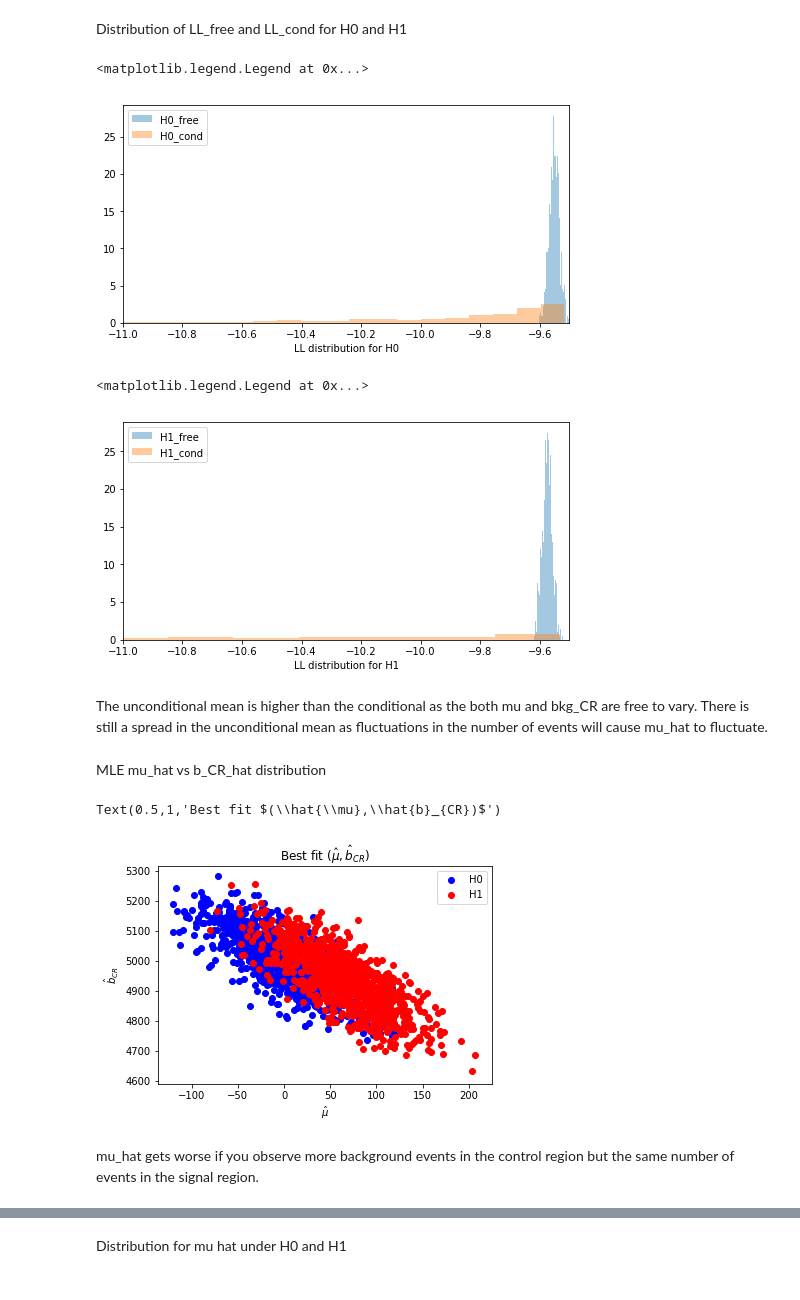
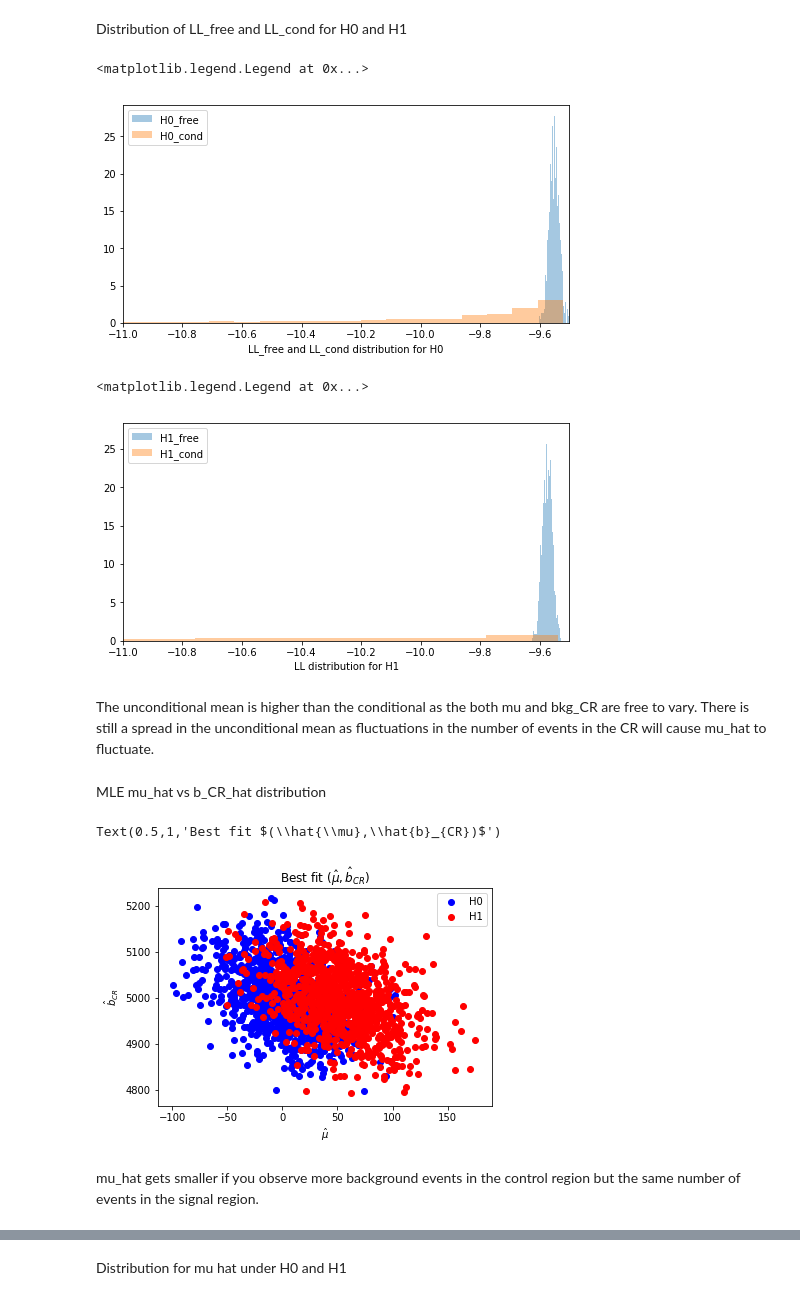
Before and after one commit to natashahehir/Statistics, a Jupyter notebook: single_bin_with_SR_CR.ipynb, the cells around one changed output, grey strips where cells are left out. Cells and saved outputs as stored; diff of their text form; code cells hidden in the pictures.

```diff
--- a/single_bin_with_SR_CR.ipynb
+++ b/single_bin_with_SR_CR.ipynb
@@ -121,20 +136,22 @@ def likelihood(mu, n, background):
     likelihood = poisson.pmf(n, mu=expected_events)
     return likelihood
 # %%
-def log_likelihood(mu, n,background):
-    s0 = 1
-    signal = mu * s0
-    expected_events = signal + background
-    log_likelihood = poisson.logpmf(n, mu=expected_events)
-    return log_likelihood
+def log_likelihood(mu, n, background):
+
+    #log_likelihood = poisson.logpmf(n, muz)
+
+    l = likelihood(mu,n,background)
+    log_l = np.log(l)
+    return log_l
 # %%
 ## L_model = L(SR) * L(CR)
 ## ln L_model = ln(L(SR)*L(CR)) = ln(L(SR)) + ln(L(CR))
 
 def model_log_likelihood(mu, bkg_CR, SR_events, CR_events):
-    bkg_SR = bkg_CR * 0.2  # r=0.2
+    bkg_SR = bkg_CR * r
     ll_SR = log_likelihood(mu = mu, n = SR_events, background = bkg_SR)
-    ll_CR = log_likelihood(mu = mu, n = CR_events, background = bkg_CR)
+    #ll_CR = log_likelihood(mu = bkg_CR, n = CR_events, background = bkg_CR)
+    ll_CR = poisson.logpmf(CR_events, mu = bkg_CR)
     return ll_SR+ll_CR
 # %%
 def neg_log_l_free(x, SR_events, CR_events):
@@ -163,22 +181,22 @@ def maximise_LL(SR_events,CR_events, mu):
 
     return (LL_free, mu_fit_free, bkg_CR_free, LL_cond, bkg_CR_cond)
 # %%
-max_LL_results_H0 = [maximise_LL(SR,CR, mu_SR_H0) for SR,CR in zip(observed_events_SR_H0,observed_events_CR_H0)]
+max_LL_results_H0 = [maximise_LL(SR,CR, mu = mu_SR_H0) for SR,CR in zip(observed_events_SR_H0,observed_events_CR_H0)]
 max_LL_results_H0 = np.array(max_LL_results_H0)
-max_LL_results_H1 = [maximise_LL(SR,CR, mu_SR_H0) for SR,CR in zip(observed_events_SR_H1,observed_events_CR_H1)]
+max_LL_results_H1 = [maximise_LL(SR,CR, mu = mu_SR_H0) for SR,CR in zip(observed_events_SR_H1,observed_events_CR_H1)]
 max_LL_results_H1 = np.array(max_LL_results_H1)
 # %% [markdown]
 Distribution of LL_free and LL_cond for H0 and H1
 # %%
 f,a = plt.subplots(figsize = (8,4))
 a.hist(max_LL_results_H0[:,0], bins=50, alpha=0.4, label = 'H0_free',normed = True)
 a.hist(max_LL_results_H0[:,3], bins=50, alpha=0.4, label='H0_cond', normed = True)
 a.set_xlim(-11, -9.5)
-a.set_xlabel("LL distribution for H0")
+a.set_xlabel("LL_free and LL_cond distribution for H0")
 a.legend()
 # %% [output]
 <matplotlib.legend.Legend at 0x...>
-[figure, old version]
+[figure, new version]
 # %%
 f,a = plt.subplots(figsize = (8,4))
 a.hist(max_LL_results_H1[:,0], bins=50, alpha=0.4, label = 'H1_free',normed = True)
@@ -188,9 +206,9 @@ a.set_xlabel("LL distribution for H1")
 a.legend()
 # %% [output]
 <matplotlib.legend.Legend at 0x...>
-[figure, old version]
+[figure, new version]
 # %% [markdown]
-The unconditional mean is higher than the conditional as the both mu and bkg_CR are free to vary. There is still a spread in the unconditional mean as fluctuations in the number of events will cause mu_hat to fluctuate.
+The unconditional mean is higher than the conditional as the both mu and bkg_CR are free to vary. There is still a spread in the unconditional mean as fluctuations in the number of events in the CR will cause mu_hat to fluctuate.
 # %% [markdown]
 MLE mu_hat vs b_CR_hat distribution
 # %%
@@ -203,6 +221,6 @@ ax.legend()
 ax.set_title(r"Best fit $(\hat{\mu},\hat{b}_{CR})$")
 # %% [output]
 Text(0.5,1,'Best fit $(\\hat{\\mu},\\hat{b}_{CR})$')
-[figure, old version]
+[figure, new version]
 # %% [markdown]
-mu_hat gets worse if you observe more background events in the control region but the same number of events in the signal region.
+mu_hat gets smaller if you observe more background events in the control region but the same number of events in the signal region.
```
Also changed, not shown: parts of 15 cells of this notebook.
